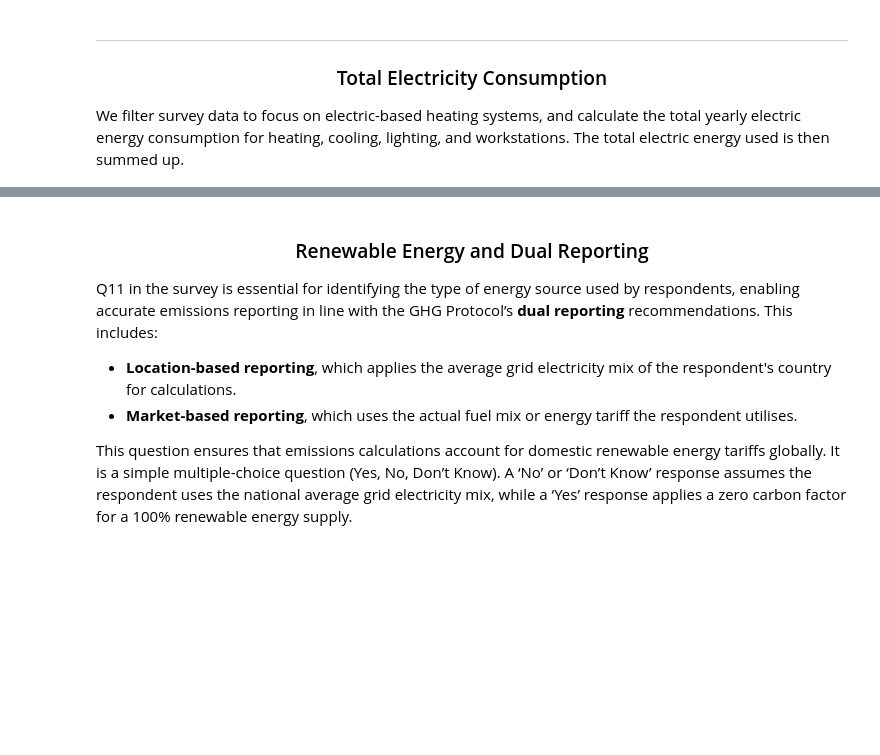
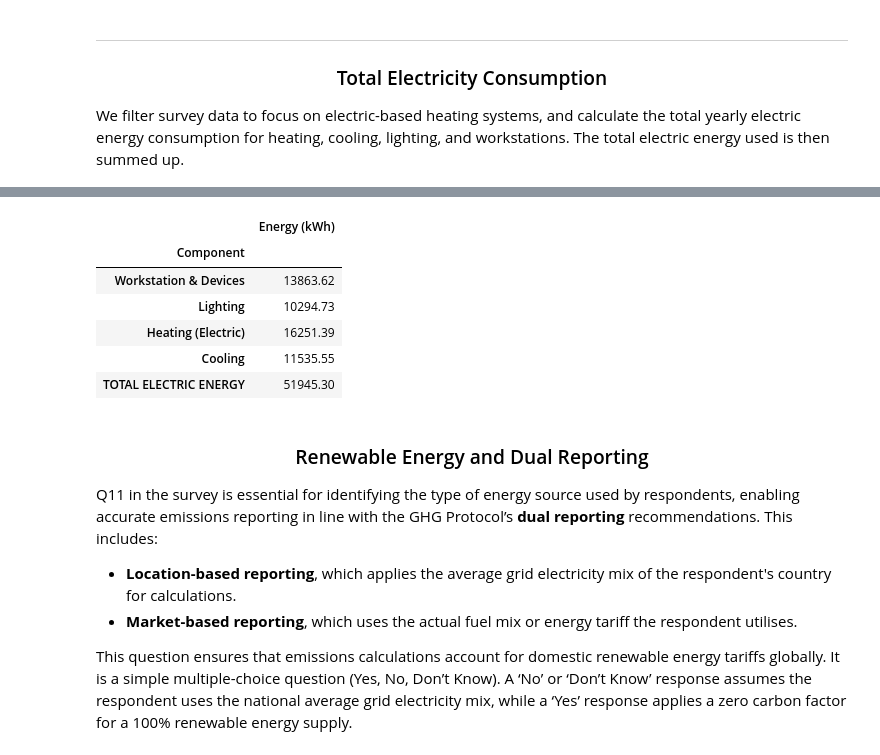
Before and after one commit to jduquegonzalez/Homeworking-Emissions-Methodology, a Jupyter notebook: Homeworking_Emissions_Methodology.ipynb, the cells around one changed output, grey strips where cells are left out. Saved outputs shown, nothing was run; the diff lists cells and outputs as text; code cells hidden in the pictures; blank space fills up the shorter version.

```diff
--- a/Homeworking_Emissions_Methodology.ipynb
+++ b/Homeworking_Emissions_Methodology.ipynb
@@ -825,3 +786,51 @@ TOTAL ELECTRIC ENERGY     |        51945.30
+# %%
+# Filter for electric-based heating
+electric_heating_df = survey_df[survey_df['Heating_Fuel'].isin(['Electricity', 'Heat Pump', 'Other'])]
+
+# Calculate total electric energy for each component
+total_electric_heating_kWh = electric_heating_df['Yearly_Heating_kWh'].sum()
+total_electric_cooling_kWh = survey_df['Yearly_Cooling_kWh'].sum()
+total_electric_lighting_kWh = survey_df['Yearly_kWh_Used_Lighting'].sum()
+total_electric_workstation_kWh = survey_df['Adjusted_Total_Year_kWh_Used_Workstation'].sum()
+
+# Create a dictionary with the components of electric consumption
+data = {
+    'Component': [
+        'Workstation & Devices',
+        'Lighting',
+        'Heating (Electric)',
+        'Cooling'
+    ],
+    'Energy (kWh)': [
+        total_electric_workstation_kWh,
+        total_electric_lighting_kWh,
+        total_electric_heating_kWh,
+        total_electric_cooling_kWh
+    ]
+}
+
+# Create the DataFrame
+electric_breakdown_df = pd.DataFrame(data)
+
+# Calculate the total and add it as a new row
+total_electric_energy_kWh = electric_breakdown_df['Energy (kWh)'].sum()
+total_row = pd.DataFrame({
+    'Component': ['TOTAL ELECTRIC ENERGY'],
+    'Energy (kWh)': [total_electric_energy_kWh]
+})
+
+# Combine the breakdown with the total row
+final_df = pd.concat([electric_breakdown_df, total_row], ignore_index=True)
+
+final_df.set_index('Component').round(2)
+# %% [output]
+|  | Energy (kWh) |
+| Component |  |
+| Workstation & Devices | 13863.62 |
+| Lighting | 10294.73 |
+| Heating (Electric) | 16251.39 |
+| Cooling | 11535.55 |
+| TOTAL ELECTRIC ENERGY | 51945.30 |
 # %% [markdown]
 <center>
 
```
Also changed, not shown: parts of 3 cells of this notebook.
